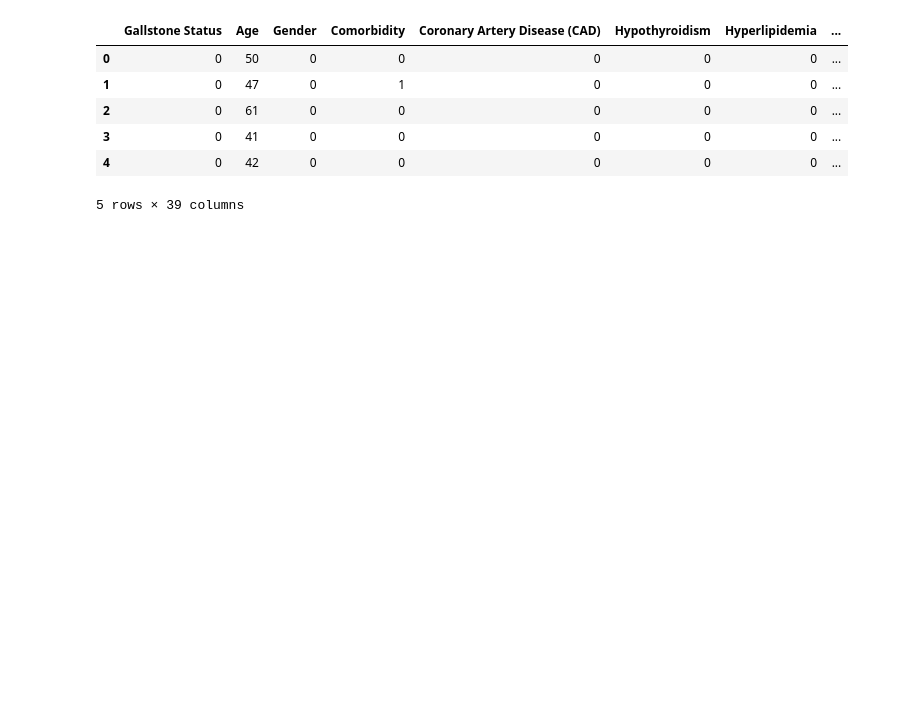
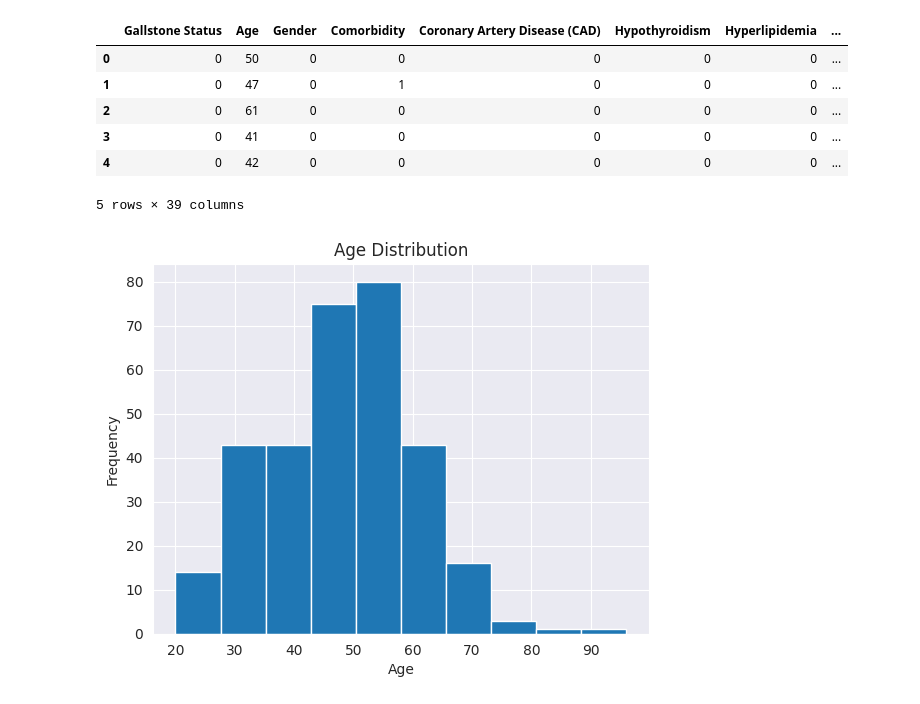
Before and after one commit to Bhawesh-Agrawal/Gallstone_Risk_Stratification, a Jupyter notebook: Notebook/EDA.ipynb, the cells around one changed output. Cells and saved outputs as stored; diff of their text form; code cells hidden in the pictures; blank space fills up the shorter version.

Commit message:
Wokred on EDA - Added some charts

```diff
--- a/Notebook/EDA.ipynb
+++ b/Notebook/EDA.ipynb
@@ -14,3 +14,11 @@ data.head()
 | 3 | 0 | 41 | 0 | 0 | 0 | 0 | 0 | ... |
 | 4 | 0 | 42 | 0 | 0 | 0 | 0 | 0 | ... |
 5 rows × 39 columns
+# %%
+##Age distribution
+data["Age"].plot(kind = "hist")
+plt.xlabel("Age")
+plt.title("Age Distribution")
+plt.show()
+# %% [output]
+[figure, added]
```
Also changed, not shown: parts of 10 cells of this notebook.
